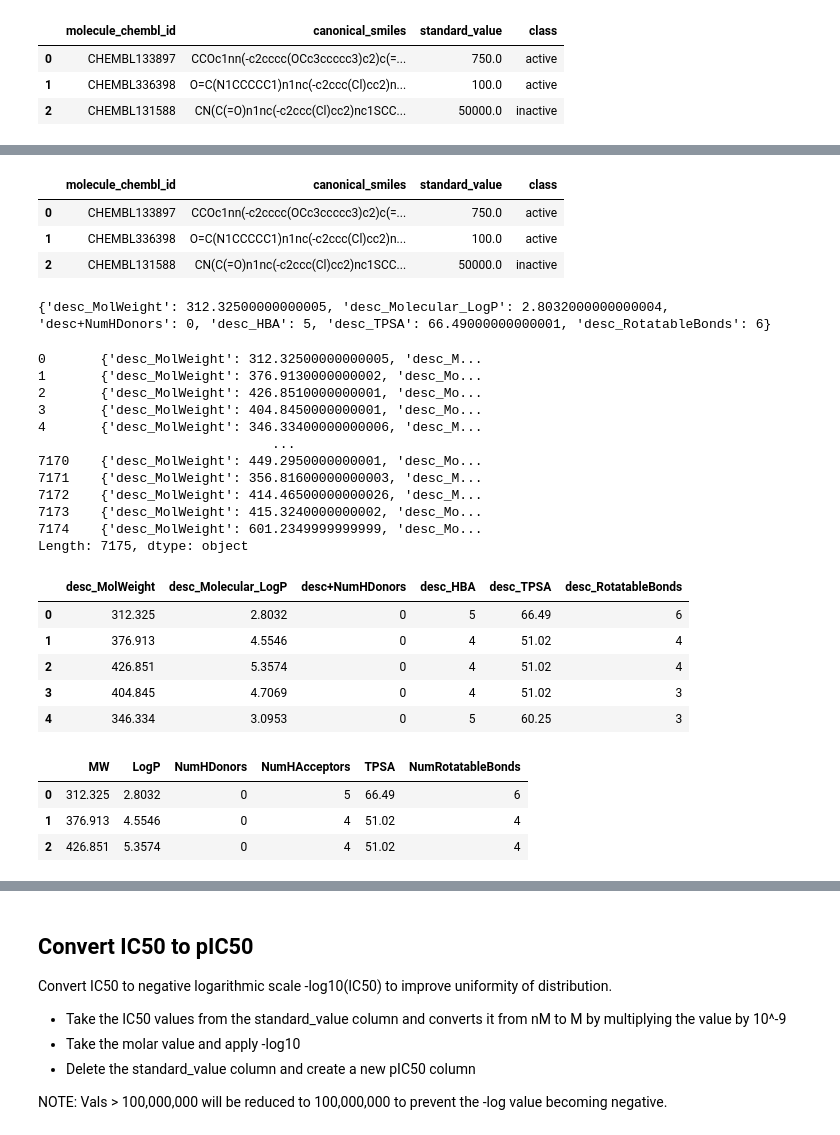
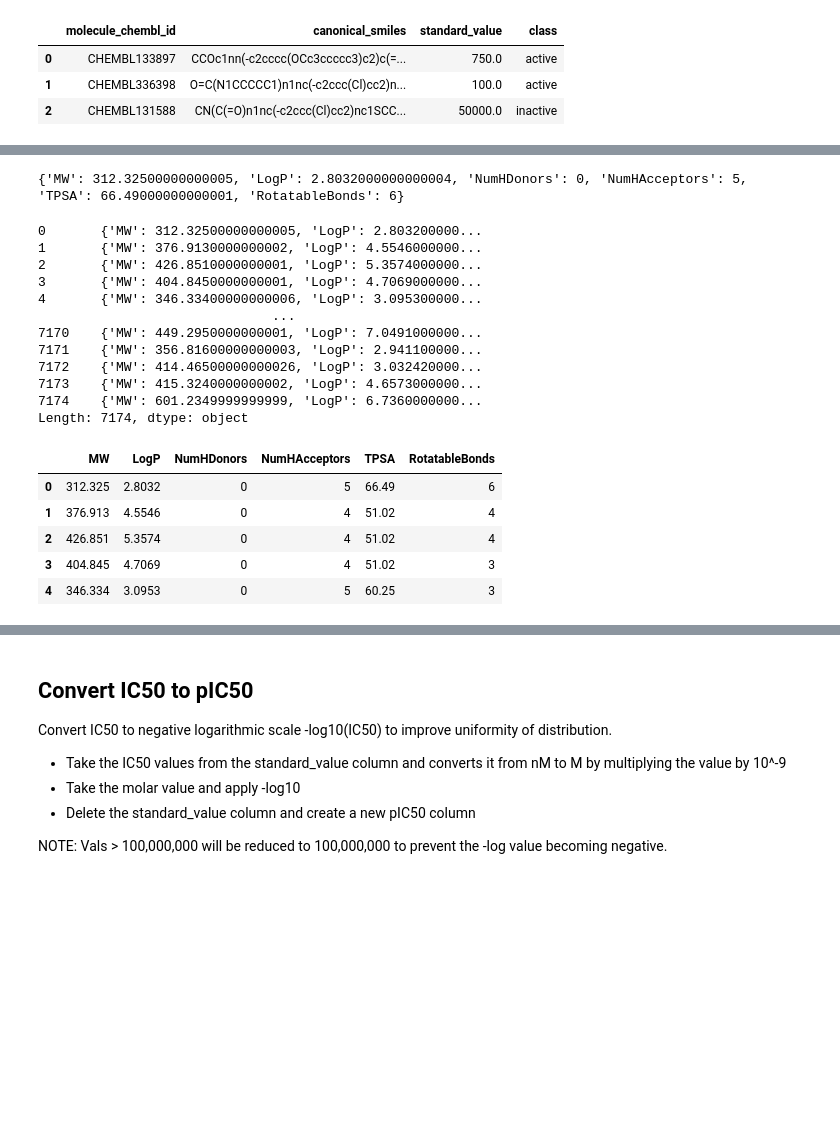
Before and after one commit to dsgeof/bio, a Jupyter notebook: bio2_acetylcholinesterase.ipynb, the cells around one changed output, grey strips where cells are left out. Saved outputs shown, nothing was run; the diff lists cells and outputs as text; code cells hidden in the pictures; blank space fills up the shorter version.

```diff
--- a/bio2_acetylcholinesterase.ipynb
+++ b/bio2_acetylcholinesterase.ipynb
@@ -27,10 +28,19 @@ import numpy as np
 from openbabel import pybel
 from IPython.display import SVG
 from rdkit import Chem
-from rdkit.Chem import Descriptors, Draw
+from rdkit.Chem import Descriptors, Draw, AllChem, Crippen
 from rdkit.Chem.Draw import IPythonConsole
+from rdkit.Chem.Scaffolds import MurckoScaffold
+from rdkit import RDLogger
+RDLogger.DisableLog('rdApp.*')
 from chembl_webresource_client.new_client import new_client
 IPythonConsole.ipython_useSVG = True
+#import matplotlib.pyplot as plt
+import seaborn as sns
+
+pd.set_option('display.max_columns', 50)
+sns.set_style("whitegrid")
+RANDOM_SEED = 42
 # %%
 df = pd.read_csv('acetylcholinesterase_activity_03_classes_defined.csv')
 df.head(3)
@@ -55,4 +84,5 @@ smiles.name = 'canonical_smiles'
 # %%
+
 def get_lipinski_descriptors(smiles, verbose=False) -> dict:
     """
     Calculate Lipinski's Rule of Five descriptors for a given SMILES string.
@@ -69,57 +99,47 @@ def get_lipinski_descriptors(smiles, verbose=False) -> dict:
             print(f"Invalid SMILES: {smiles}")
         return None
     return {
-        "desc_MolWeight": Descriptors.MolWt(mol),
-        "desc_Molecular_LogP": Descriptors.MolLogP(mol),
-        "desc+NumHDonors": Descriptors.NumHDonors(mol),
-        "desc_HBA": Descriptors.NumHAcceptors(mol),
-        "desc_TPSA": Descriptors.TPSA(mol),
-        "desc_RotatableBonds": Descriptors.NumRotatableBonds(mol)
+        "MW": Descriptors.MolWt(mol),                                   # Molecular Weight
+        "LogP": Descriptors.MolLogP(mol),                               # Lipophilicity - the logarithm of the partition coefficient
+        "NumHDonors": Descriptors.NumHDonors(mol),                      # Number of hydrogen bond donors
+        "NumHAcceptors": Descriptors.NumHAcceptors(mol),                # Number of hydrogen bond acceptors
+        "TPSA": Descriptors.TPSA(mol),                                  # Topological Polar Surface Area
+        "RotatableBonds": Descriptors.NumRotatableBonds(mol)            # Number of rotatable bonds
     }
-# %%
-df.head(3)
-# %% [output]
-|  | molecule_chembl_id | canonical_smiles | standard_value | class |
-| 0 | CHEMBL133897 | CCOc1nn(-c2cccc(OCc3ccccc3)c2)c(=... | 750.0 | active |
-| 1 | CHEMBL336398 | O=C(N1CCCCC1)n1nc(-c2ccc(Cl)cc2)n... | 100.0 | active |
-| 2 | CHEMBL131588 | CN(C(=O)n1nc(-c2ccc(Cl)cc2)nc1SCC... | 50000.0 | inactive |
 # %%
 print(get_lipinski_descriptors("CCOc1nn(-c2cccc(OCc3ccccc3)c2)c(=O)o1"))
 # %% [output]
-{'desc_MolWeight': 312.32500000000005, 'desc_Molecular_LogP': 2.8032000000000004, 'desc+NumHDonors': 0, 'desc_HBA': 5, 'desc_TPSA': 66.49000000000001, 'desc_RotatableBonds': 6}
+{'MW': 312.32500000000005, 'LogP': 2.8032000000000004, 'NumHDonors': 0, 'NumHAcceptors': 5, 'TPSA': 66.49000000000001, 'RotatableBonds': 6}
+# %%
+# Drop rows where IC50 values are missing , zero, or negative
+df = df.dropna(subset=['standard_value'])
+df = df[df['standard_value'] > 0]
 # %%
+# Create a dataframe of Lipinski descriptors from canonical_smiles values
 df_lipinski = df.apply(lambda row: get_lipinski_descriptors(row['canonical_smiles']), axis=1)
 print(df_lipinski)
 # %% [output]
-0       {'desc_MolWeight': 312.32500000000005, 'desc_M...
-1       {'desc_MolWeight': 376.9130000000002, 'desc_Mo...
-2       {'desc_MolWeight': 426.8510000000001, 'desc_Mo...
-3       {'desc_MolWeight': 404.8450000000001, 'desc_Mo...
-4       {'desc_MolWeight': 346.33400000000006, 'desc_M...
+0       {'MW': 312.32500000000005, 'LogP': 2.803200000...
+1       {'MW': 376.9130000000002, 'LogP': 4.5546000000...
+2       {'MW': 426.8510000000001, 'LogP': 5.3574000000...
+3       {'MW': 404.8450000000001, 'LogP': 4.7069000000...
+4       {'MW': 346.33400000000006, 'LogP': 3.095300000...
                               ...
-7170    {'desc_MolWeight': 449.2950000000001, 'desc_Mo...
-7171    {'desc_MolWeight': 356.81600000000003, 'desc_M...
-7172    {'desc_MolWeight': 414.46500000000026, 'desc_M...
-7173    {'desc_MolWeight': 415.3240000000002, 'desc_Mo...
-7174    {'desc_MolWeight': 601.2349999999999, 'desc_Mo...
-Length: 7175, dtype: object
+7170    {'MW': 449.2950000000001, 'LogP': 7.0491000000...
+7171    {'MW': 356.81600000000003, 'LogP': 2.941100000...
+7172    {'MW': 414.46500000000026, 'LogP': 3.032420000...
+7173    {'MW': 415.3240000000002, 'LogP': 4.6573000000...
+7174    {'MW': 601.2349999999999, 'LogP': 6.7360000000...
+Length: 7174, dtype: object
 # %%
-lipinski_colnames = ["MW", "LogP", "NumHDonors", "NumHAcceptors", "TPSA", "NumRotatableBonds"]
-df_lipinski_2 = pd.DataFrame(df_lipinski.to_list())
-df_lipinski_2.head()
+#lipinski_colnames = ["MW", "LogP", "NumHDonors", "NumHAcceptors", "TPSA", "NumRotatableBonds"]
+df_lipinski = pd.DataFrame(df_lipinski.to_list())
+df_lipinski.head()
 # %% [output]
-|  | desc_MolWeight | desc_Molecular_LogP | desc+NumHDonors | desc_HBA | desc_TPSA | desc_RotatableBonds |
+|  | MW | LogP | NumHDonors | NumHAcceptors | TPSA | RotatableBonds |
 | 0 | 312.325 | 2.8032 | 0 | 5 | 66.49 | 6 |
 | 1 | 376.913 | 4.5546 | 0 | 4 | 51.02 | 4 |
 | 2 | 426.851 | 5.3574 | 0 | 4 | 51.02 | 4 |
 | 3 | 404.845 | 4.7069 | 0 | 4 | 51.02 | 3 |
 | 4 | 346.334 | 3.0953 | 0 | 5 | 60.25 | 3 |
-# %%
-df_lipinski_2.columns = lipinski_colnames
-df_lipinski_2.head(3)
-# %% [output]
-|  | MW | LogP | NumHDonors | NumHAcceptors | TPSA | NumRotatableBonds |
-| 0 | 312.325 | 2.8032 | 0 | 5 | 66.49 | 6 |
-| 1 | 376.913 | 4.5546 | 0 | 4 | 51.02 | 4 |
-| 2 | 426.851 | 5.3574 | 0 | 4 | 51.02 | 4 |
 # %%
```
Also changed, not shown: parts of 30 cells of this notebook, 5 other files.
